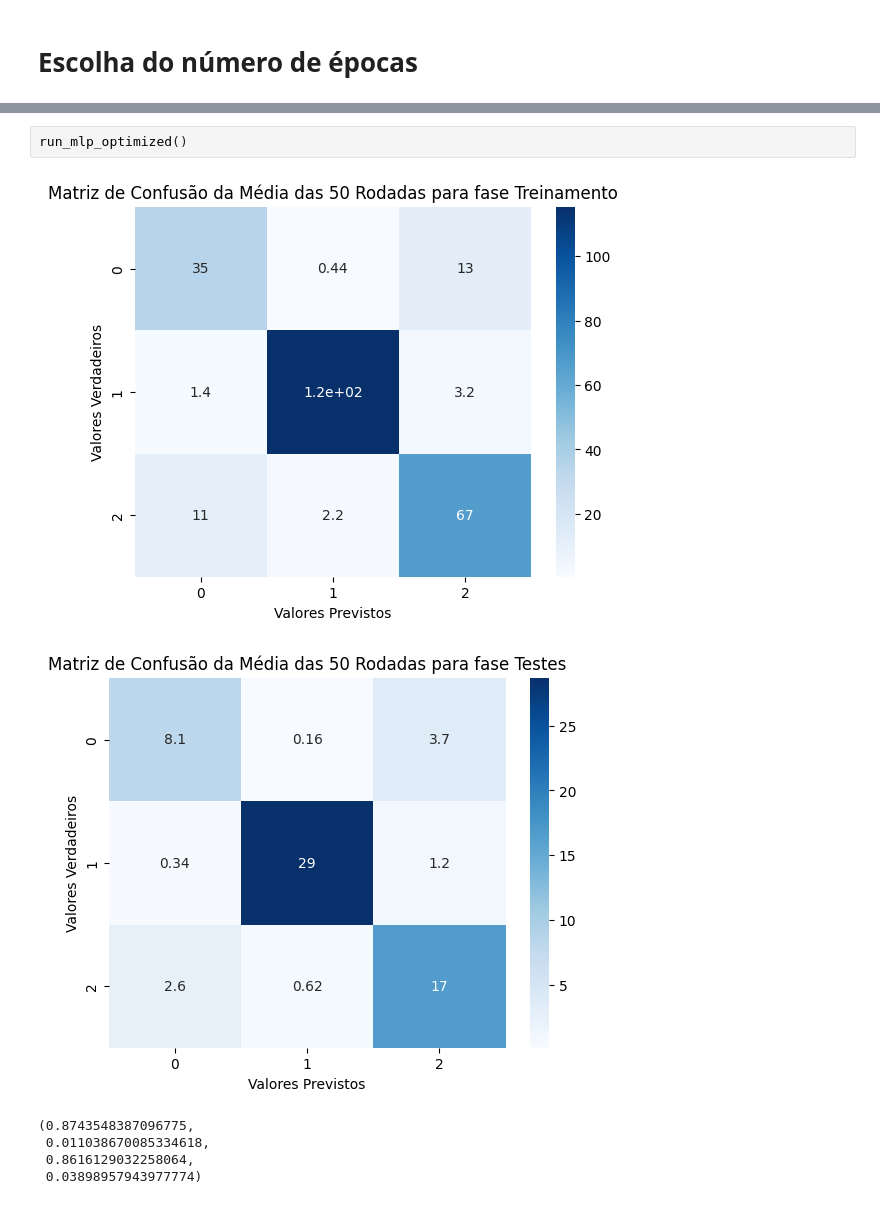
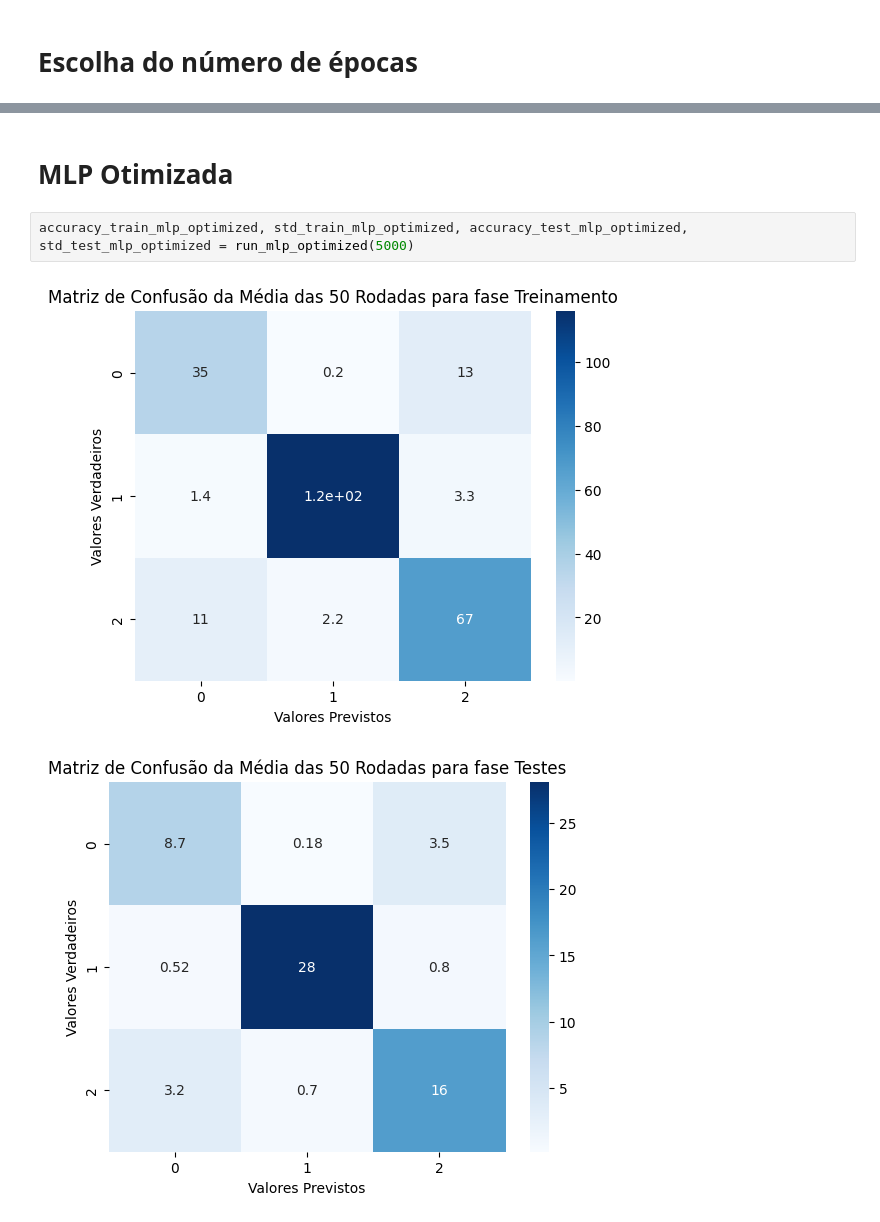
Before and after one commit to ronaldogomes96/ICAProjects, a Jupyter notebook: Trabalho 03/main_spine.ipynb, the cells around one changed output, grey strips where cells are left out. Saved outputs shown, nothing was run; the diff lists cells and outputs as text.

```diff
--- a/Trabalho 03/main_spine.ipynb
+++ b/Trabalho 03/main_spine.ipynb
@@ -63,9 +60,7 @@ run_mlp_plot_score_for_epochs()
+# %% [markdown]
+# MLP Otimizada
 # %%
-run_mlp_optimized()
+accuracy_train_mlp_optimized, std_train_mlp_optimized, accuracy_test_mlp_optimized, std_test_mlp_optimized = run_mlp_optimized(5000)
 # %% [output]
-[figure, old version]
+[figure, new version]
-[figure, old version]
+[figure, new version]
-(0.8743548387096775,
- 0.011038670085334618,
- 0.8616129032258064,
- 0.03898957943977774)
```
Also changed, not shown: parts of 8 cells of this notebook, 4 other files.
